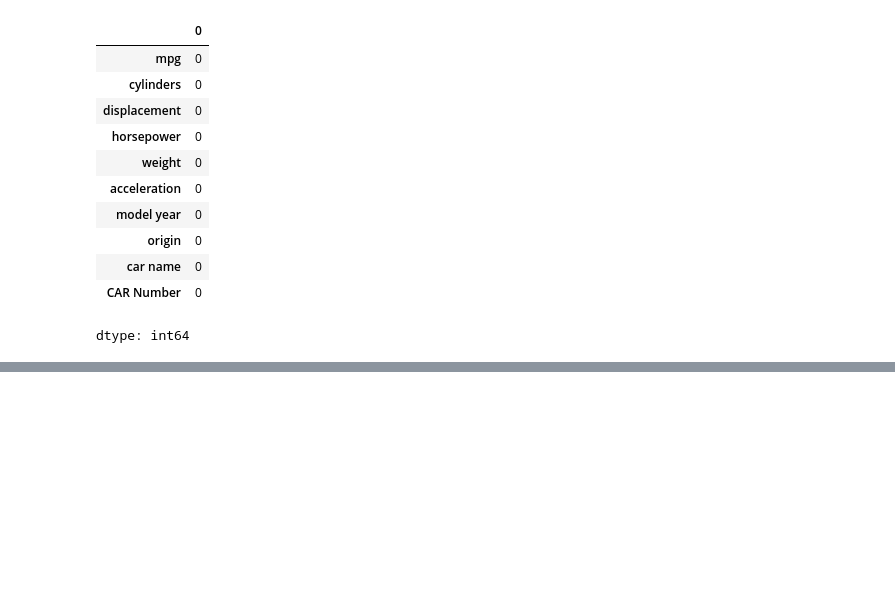
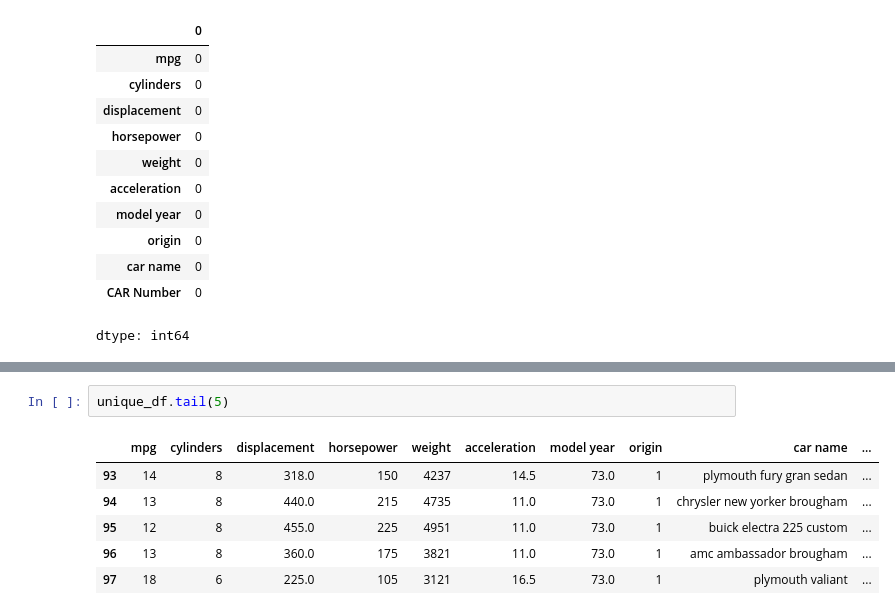
Before and after one commit to bhavitha-muppavarapu/Addition, a Jupyter notebook: Binning_and_Normalization.ipynb, the cells around one changed output, grey strips where cells are left out. Drawn from its saved outputs; the diff is of its cells as text; blank space fills up the shorter version.

```diff
--- a/Binning_and_Normalization.ipynb
+++ b/Binning_and_Normalization.ipynb
@@ -235,0 +182,9 @@ Name: car name, dtype: object
+# %%
+unique_df.tail(5)
+# %% [output]
+|  | mpg | cylinders | displacement | horsepower | weight | acceleration | model year | origin | car name | ... |
+| 93 | 14 | 8 | 318.0 | 150 | 4237 | 14.5 | 73.0 | 1 | plymouth fury gran sedan | ... |
+| 94 | 13 | 8 | 440.0 | 215 | 4735 | 11.0 | 73.0 | 1 | chrysler new yorker brougham | ... |
+| 95 | 12 | 8 | 455.0 | 225 | 4951 | 11.0 | 73.0 | 1 | buick electra 225 custom | ... |
+| 96 | 13 | 8 | 360.0 | 175 | 3821 | 11.0 | 73.0 | 1 | amc ambassador brougham | ... |
+| 97 | 18 | 6 | 225.0 | 105 | 3121 | 16.5 | 73.0 | 1 | plymouth valiant | ... |
```
Also changed, not shown: parts of 12 cells of this notebook.
